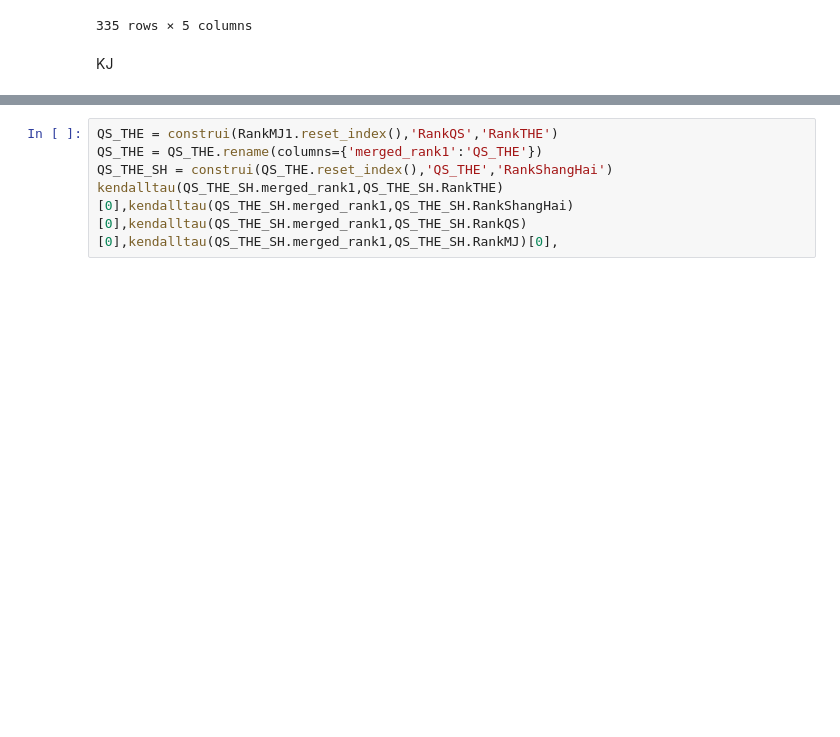
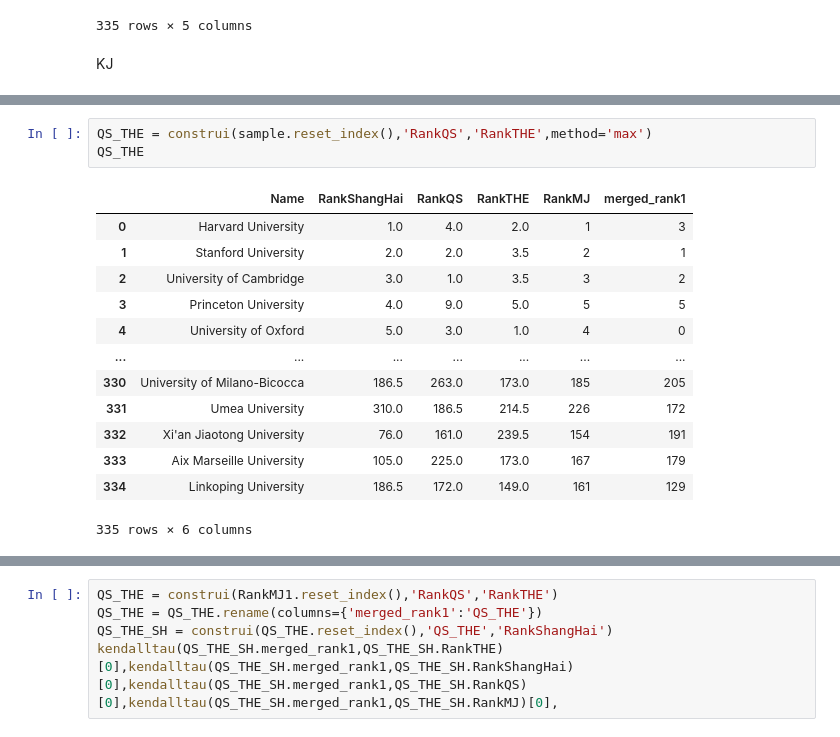
Before and after one commit to Menamot/ISCF, a Jupyter notebook: test.ipynb, the cells around one changed output, grey strips where cells are left out. Cells and saved outputs as stored; diff of their text form; blank space fills up the shorter version.

```diff
--- a/test.ipynb
+++ b/test.ipynb
@@ -329 +363,18 @@ aa
 335 rows × 7 columns
+# %%
+QS_THE = construi(sample.reset_index(),'RankQS','RankTHE',method='max')
+QS_THE
+# %% [output]
+|  | Name | RankShangHai | RankQS | RankTHE | RankMJ | merged_rank1 |
+| 0 | Harvard University | 1.0 | 4.0 | 2.0 | 1 | 3 |
+| 1 | Stanford University | 2.0 | 2.0 | 3.5 | 2 | 1 |
+| 2 | University of Cambridge | 3.0 | 1.0 | 3.5 | 3 | 2 |
+| 3 | Princeton University | 4.0 | 9.0 | 5.0 | 5 | 5 |
+| 4 | University of Oxford | 5.0 | 3.0 | 1.0 | 4 | 0 |
+| ... | ... | ... | ... | ... | ... | ... |
+| 330 | University of Milano-Bicocca | 186.5 | 263.0 | 173.0 | 185 | 205 |
+| 331 | Umea University | 310.0 | 186.5 | 214.5 | 226 | 172 |
+| 332 | Xi'an Jiaotong University | 76.0 | 161.0 | 239.5 | 154 | 191 |
+| 333 | Aix Marseille University | 105.0 | 225.0 | 173.0 | 167 | 179 |
+| 334 | Linkoping University | 186.5 | 172.0 | 149.0 | 161 | 129 |
+335 rows × 6 columns
```
Also changed, not shown: parts of 5 cells of this notebook.
